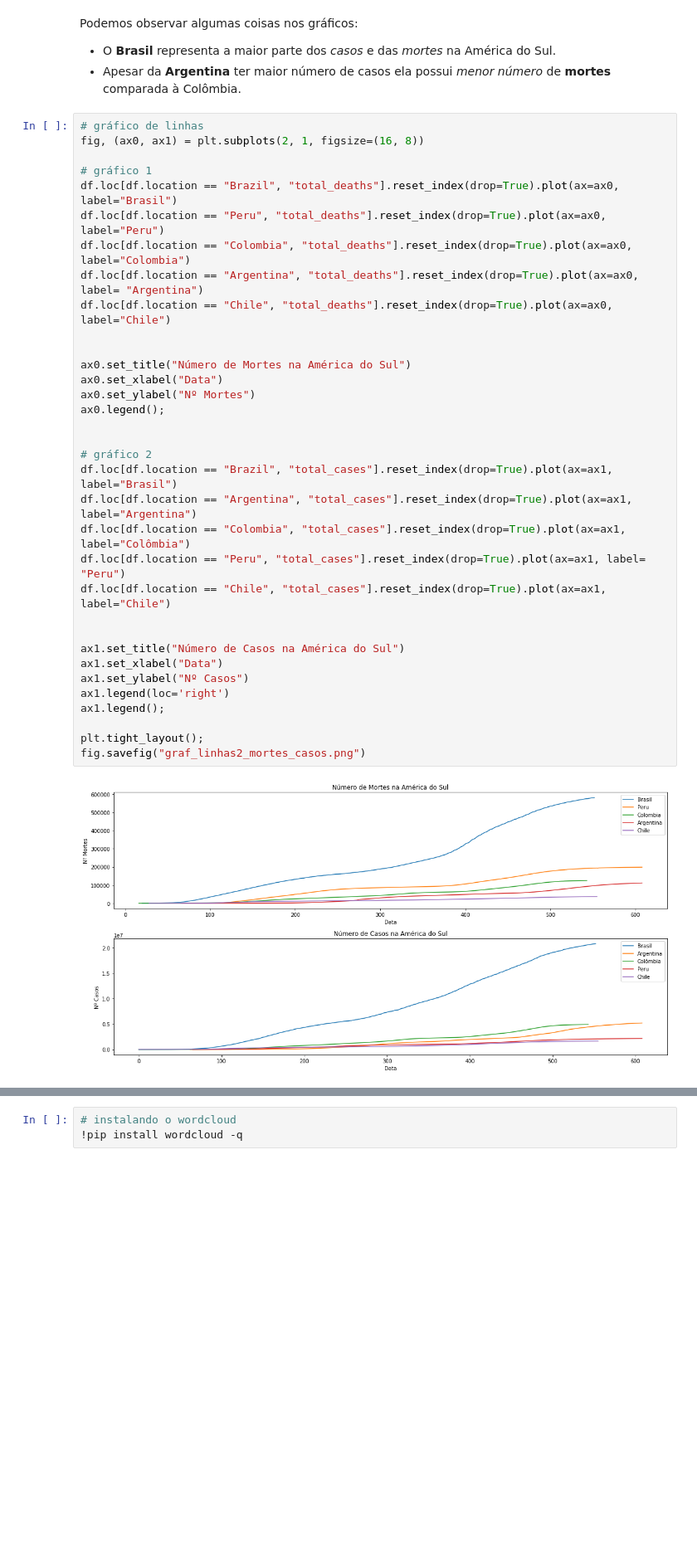
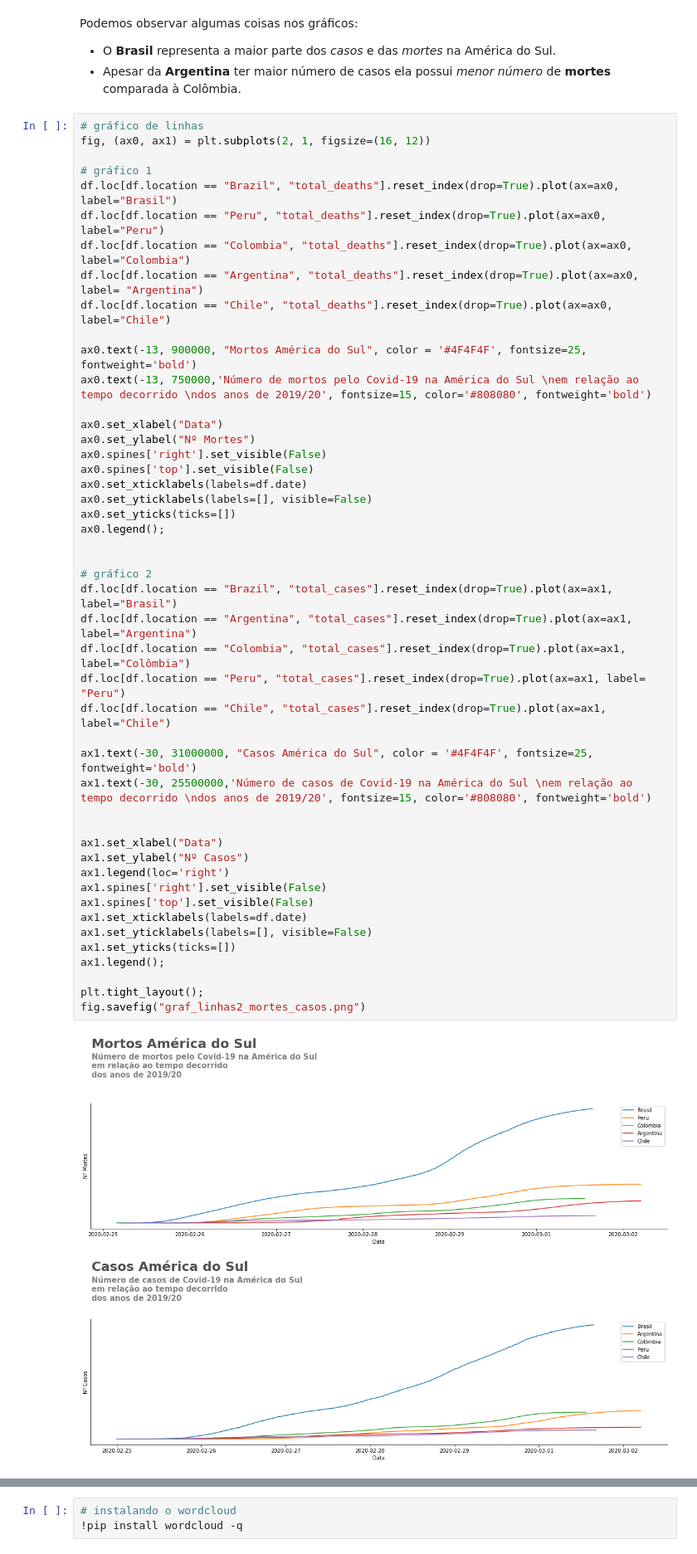
Before and after one commit to brunavent/Portfolio, a Jupyter notebook: Panorama_do_COVID_19_no_Brasil_e_no_Mundo.ipynb, the cells around one changed output, grey strips where cells are left out. Shown at 83% size. Saved outputs shown, nothing was run; the diff lists cells and outputs as text; blank space fills up the shorter version.

```diff
--- a/Panorama_do_COVID_19_no_Brasil_e_no_Mundo.ipynb
+++ b/Panorama_do_COVID_19_no_Brasil_e_no_Mundo.ipynb
@@ -603,40 +627,53 @@ Podemos observar algumas coisas nos gráficos:
 * Apesar da **Argentina** ter maior número de casos ela possui *menor número* de **mortes** comparada à Colômbia.
 # %%
 # gráfico de linhas
-fig, (ax0, ax1) = plt.subplots(2, 1, figsize=(16, 8))
+fig, (ax0, ax1) = plt.subplots(2, 1, figsize=(16, 12))
 
 # gráfico 1
 df.loc[df.location == "Brazil", "total_deaths"].reset_index(drop=True).plot(ax=ax0, label="Brasil")
 df.loc[df.location == "Peru", "total_deaths"].reset_index(drop=True).plot(ax=ax0, label="Peru")
 df.loc[df.location == "Colombia", "total_deaths"].reset_index(drop=True).plot(ax=ax0, label="Colombia")
 df.loc[df.location == "Argentina", "total_deaths"].reset_index(drop=True).plot(ax=ax0, label= "Argentina")
 df.loc[df.location == "Chile", "total_deaths"].reset_index(drop=True).plot(ax=ax0, label="Chile")
 
+ax0.text(-13, 900000, "Mortos América do Sul", color = '#4F4F4F', fontsize=25, fontweight='bold')
+ax0.text(-13, 750000,'Número de mortos pelo Covid-19 na América do Sul \nem relação ao tempo decorrido \ndos anos de 2019/20', fontsize=15, color='#808080', fontweight='bold')
 
-ax0.set_title("Número de Mortes na América do Sul")
 ax0.set_xlabel("Data")
 ax0.set_ylabel("Nº Mortes")
+ax0.spines['right'].set_visible(False)
+ax0.spines['top'].set_visible(False)
+ax0.set_xticklabels(labels=df.date)
+ax0.set_yticklabels(labels=[], visible=False)
+ax0.set_yticks(ticks=[])
 ax0.legend();
 
 
 # gráfico 2
 df.loc[df.location == "Brazil", "total_cases"].reset_index(drop=True).plot(ax=ax1, label="Brasil")
 df.loc[df.location == "Argentina", "total_cases"].reset_index(drop=True).plot(ax=ax1, label="Argentina")
 df.loc[df.location == "Colombia", "total_cases"].reset_index(drop=True).plot(ax=ax1, label="Colômbia")
 df.loc[df.location == "Peru", "total_cases"].reset_index(drop=True).plot(ax=ax1, label= "Peru")
 df.loc[df.location == "Chile", "total_cases"].reset_index(drop=True).plot(ax=ax1, label="Chile")
 
+ax1.text(-30, 31000000, "Casos América do Sul", color = '#4F4F4F', fontsize=25, fontweight='bold')
+ax1.text(-30, 25500000,'Número de casos de Covid-19 na América do Sul \nem relação ao tempo decorrido \ndos anos de 2019/20', fontsize=15, color='#808080', fontweight='bold')
 
-ax1.set_title("Número de Casos na América do Sul")
+
 ax1.set_xlabel("Data")
 ax1.set_ylabel("Nº Casos")
 ax1.legend(loc='right')
+ax1.spines['right'].set_visible(False)
+ax1.spines['top'].set_visible(False)
+ax1.set_xticklabels(labels=df.date)
+ax1.set_yticklabels(labels=[], visible=False)
+ax1.set_yticks(ticks=[])
 ax1.legend();
 
 plt.tight_layout();
 fig.savefig("graf_linhas2_mortes_casos.png")
 # %% [output]
-[figure, old version]
+[figure, new version]
 # %% [markdown]
 ## Rio de Janeiro
 ### Toda a cidade se mantém em alto risco devido à circulação de variante
```
Also changed, not shown: parts of 16 cells of this notebook.
